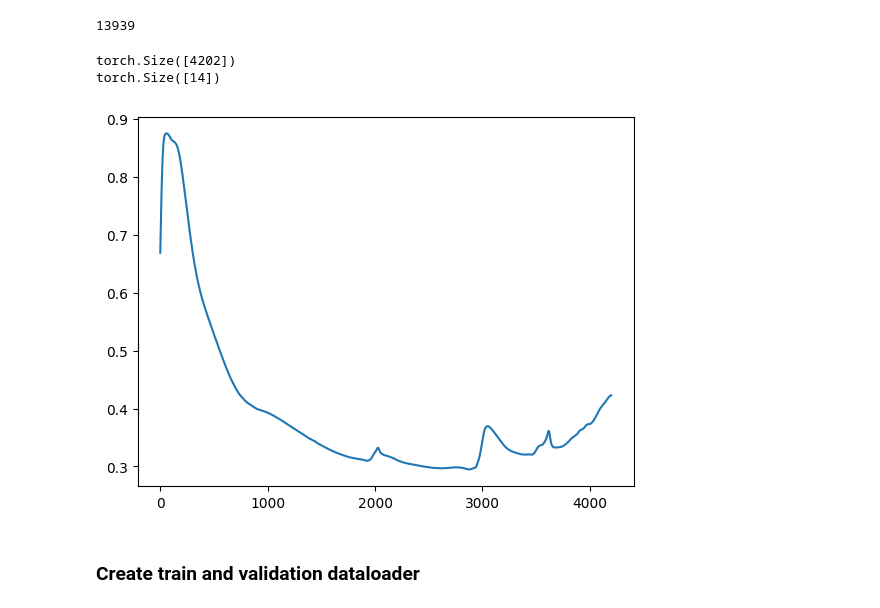
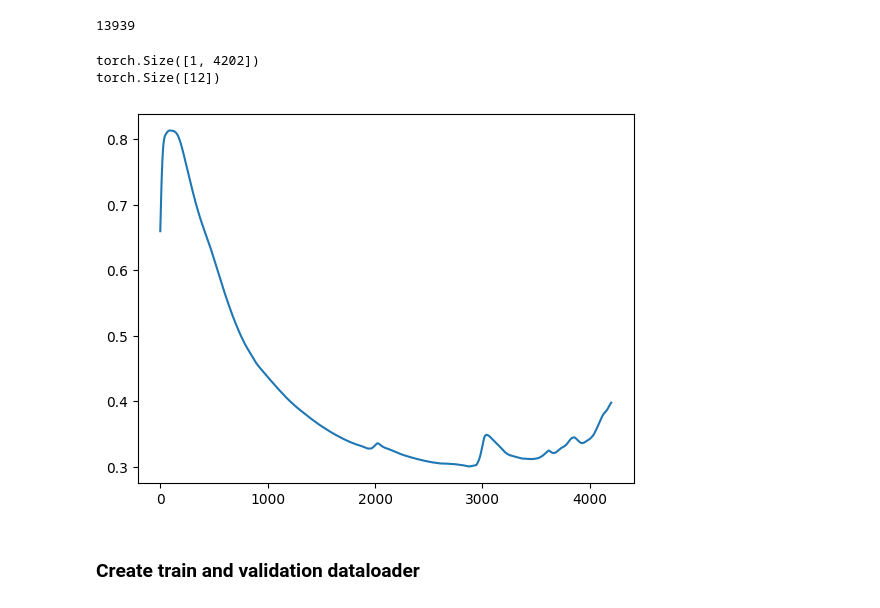
Before and after one commit to andypalmi/unimib, a Jupyter notebook: BigImaging/00_exercises/lab06/lab04_lucas_partial.ipynb, the cells around one changed output. Drawn from its saved outputs; the diff is of its cells as text; code cells hidden in the pictures.

```diff
--- a/BigImaging/00_exercises/lab06/lab04_lucas_partial.ipynb
+++ b/BigImaging/00_exercises/lab06/lab04_lucas_partial.ipynb
@@ -19,8 +20,8 @@ To enable the following instructions: AVX2 FMA, in other operations, rebuild Ten
 class Dataset(torch.utils.data.Dataset):
 
     def __init__(self, df, target):
-        self.data = torch.tensor(df.values, dtype=torch.float32)
-        self.target = torch.tensor(target.values, dtype=torch.float32)
+        self.data = torch.tensor(df, dtype=torch.float32).unsqueeze(1) # unsqueeze to add channel dimension
+        self.target = torch.tensor(target, dtype=torch.float32)
 
     def __len__(self):
         # here i will return the number of samples in the dataset
@@ -62,13 +63,16 @@ df_train
 # %%
 # Logical array of columns
 input_cols = df_train.columns.str.contains('spc') | df_train.columns.str.contains('GPS')
+drop_cols = ['Unnamed: 0', 'set']
 
 X_train = df_train[df_train.columns[input_cols]]
-y_train = df_train[df_train.columns[~input_cols]]
+y_train = df_train[df_train.columns[~input_cols]].drop(drop_cols, axis=1)
 X_val = df_val[df_val.columns[input_cols]]
-y_val = df_val[df_val.columns[~input_cols]]
+y_val = df_val[df_val.columns[~input_cols]].drop(drop_cols, axis=1)
+X_test = df_test[df_val.columns[input_cols]]
+y_test = df_test[df_val.columns[~input_cols]].drop(drop_cols, axis=1)
 
-nr_output_features = sum(~input_cols)
-nr_input_features = sum(input_cols)
+nr_output_features = y_train.shape[1]
+nr_input_features = X_train.shape[1]
 print('nr_output_features:', nr_output_features, '\nnr_input_features:', nr_input_features)
 # %% [output]
@@ -77,3 +83,13 @@ nr_input_features: 4202
+# %%
+X_scaler = StandardScaler()
+y_scaler = StandardScaler()
+
+X_train = X_scaler.fit_transform(X_train)
+X_val = X_scaler.transform(X_val)
+X_test = X_scaler.transform(X_test)
+y_train = y_scaler.fit_transform(y_train)
+y_val = y_scaler.transform(y_val)
+y_test = y_scaler.transform(y_test)
 # %% [markdown]
 ### Load train and validation dataset
 # %%
@@ -86,19 +103,19 @@ nr_features
 13939
 # %%
 # get first item
-inp, out = val_ds.__getitem__(10)
+inp, out = val_ds.__getitem__(100)
 # print shapes
 print(inp.shape)
 print(out.shape)
 # %% [output]
-torch.Size([4202])
-torch.Size([14])
+torch.Size([1, 4202])
+torch.Size([12])
 # %%
-# plot it
-plt.plot(inp[:-2])
+# plot first sample
+plt.plot(X_scaler.inverse_transform(inp)[0, :-2])
 plt.show()
 # %% [output]
-[figure, old version]
+[figure, new version]
 # %% [markdown]
 ### Create train and validation dataloader
 # %%
```
Also changed, not shown: parts of 16 cells of this notebook, 9 other files.
